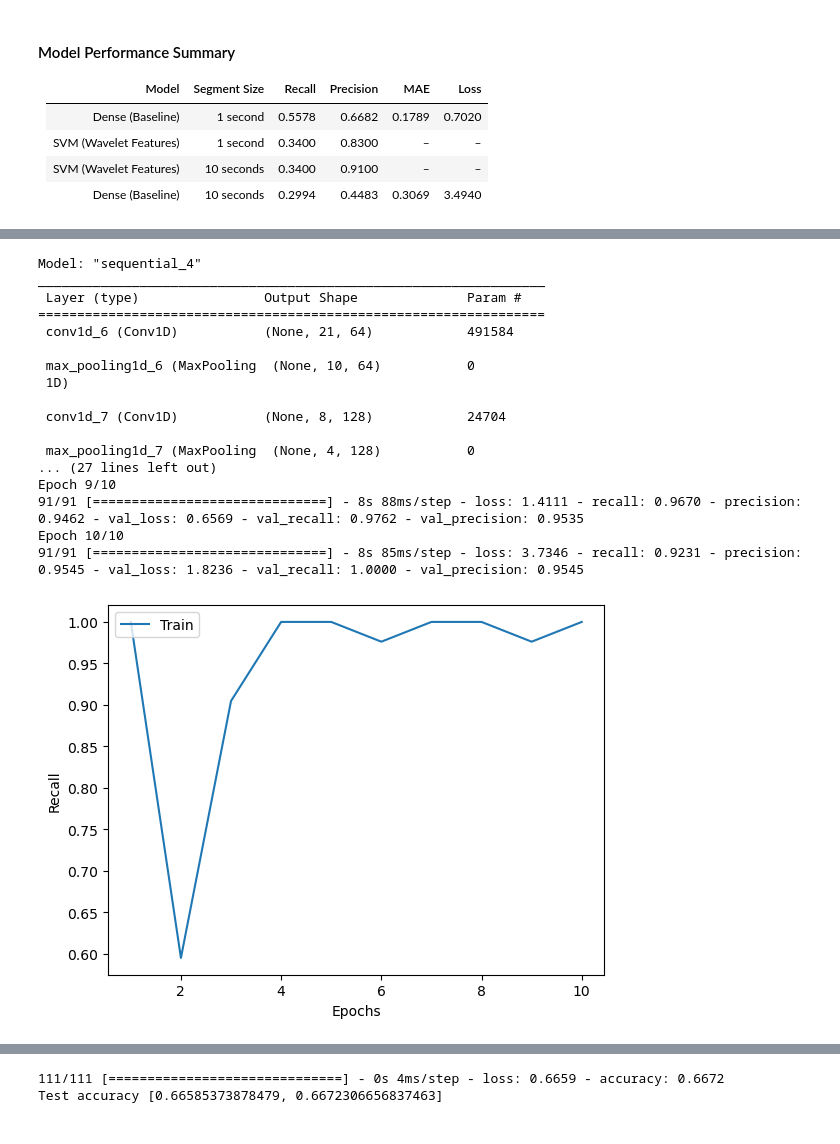
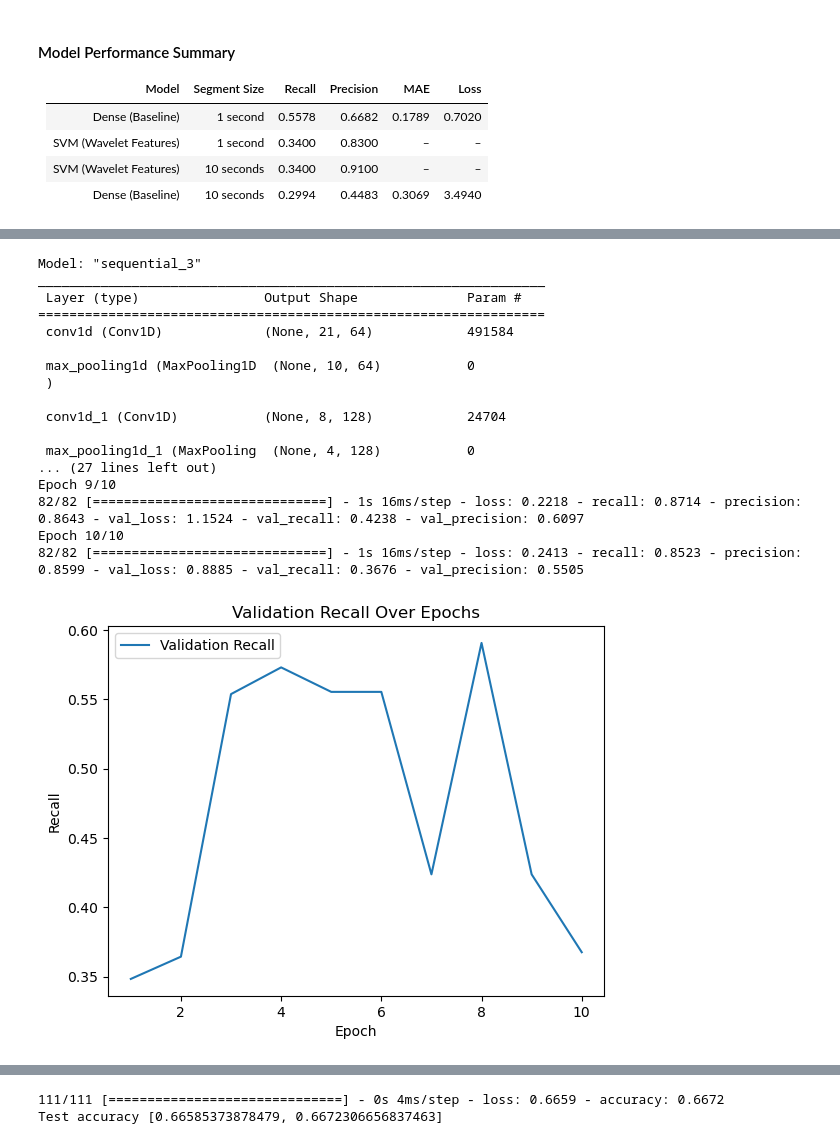
Before and after one commit to uol5/CM3070_SeizureDetection, a Jupyter notebook: main.ipynb, the cells around one changed output, grey strips where cells are left out. Drawn from its saved outputs; the diff is of its cells as text; code cells hidden in the pictures.

```diff
--- a/main.ipynb
+++ b/main.ipynb
@@ -1396,25 +1542,27 @@ class PrototypeModel:
 # %%
-conv_lstm = PrototypeModel(train_10sec_data, train_10sec_labels, test_10sec_data, test_10sec_labels)
+conv_lstm = PrototypeModel(train_10sec_norm, train_10sec_labels, test_10sec_norm, test_10sec_labels)
 conv_lstm.train()
+
+# Model is saved as 'seizure_CNN_LSTM.keras'
 # %% [output]
-Model: "sequential_4"
+Model: "sequential_3"
 _________________________________________________________________
  Layer (type)                Output Shape              Param #
 =================================================================
- conv1d_6 (Conv1D)           (None, 21, 64)            491584
+ conv1d (Conv1D)             (None, 21, 64)            491584
 
- max_pooling1d_6 (MaxPooling  (None, 10, 64)           0
- 1D)
+ max_pooling1d (MaxPooling1D  (None, 10, 64)           0
+ )
 
- conv1d_7 (Conv1D)           (None, 8, 128)            24704
+ conv1d_1 (Conv1D)           (None, 8, 128)            24704
 
- max_pooling1d_7 (MaxPooling  (None, 4, 128)           0
+ max_pooling1d_1 (MaxPooling  (None, 4, 128)           0
 ... (27 lines left out)
 Epoch 9/10
-91/91 [==============================] - 8s 88ms/step - loss: 1.4111 - recall: 0.9670 - precision: 0.9462 - val_loss: 0.6569 - val_recall: 0.9762 - val_precision: 0.9535
+82/82 [==============================] - 1s 16ms/step - loss: 0.2218 - recall: 0.8714 - precision: 0.8643 - val_loss: 1.1524 - val_recall: 0.4238 - val_precision: 0.6097
 Epoch 10/10
-91/91 [==============================] - 8s 85ms/step - loss: 3.7346 - recall: 0.9231 - precision: 0.9545 - val_loss: 1.8236 - val_recall: 1.0000 - val_precision: 0.9545
+82/82 [==============================] - 1s 16ms/step - loss: 0.2413 - recall: 0.8523 - precision: 0.8599 - val_loss: 0.8885 - val_recall: 0.3676 - val_precision: 0.5505
-[figure, old version]
+[figure, new version]
 # %%
 conv_lstm.evaluate()
 # %% [output]
```
Also changed, not shown: parts of 52 cells of this notebook.
